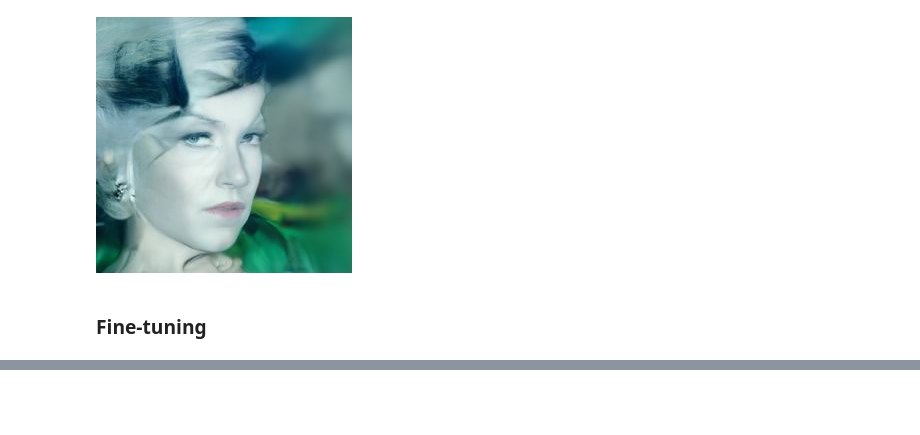
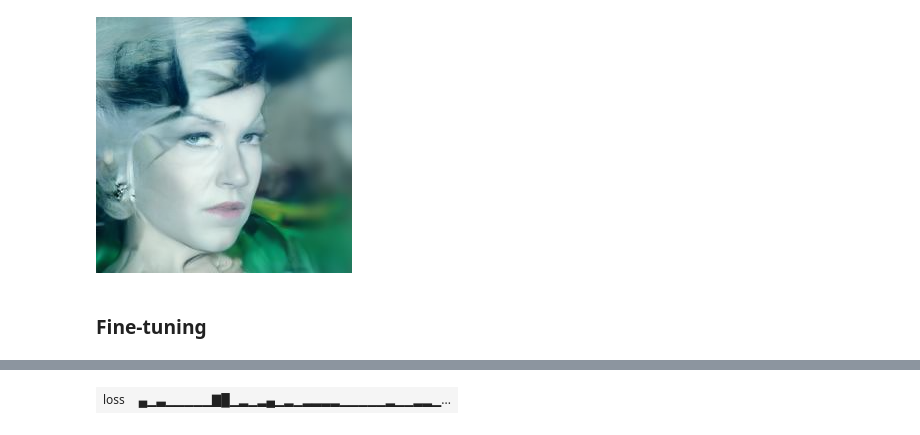
Before and after one commit to matteopilotto/diffusion-models-class, a Jupyter notebook: unit2/01_finetuning_and_guidance_mp.ipynb, the cells around one changed output, grey strips where cells are left out. Drawn from its saved outputs; the diff is of its cells as text; code cells hidden in the pictures; blank space fills up the shorter version.

```diff
--- a/unit2/01_finetuning_and_guidance_mp.ipynb
+++ b/unit2/01_finetuning_and_guidance_mp.ipynb
@@ -177,0 +218,88 @@ plt.plot(losses);
+# %%
+image_size = 256
+batch_size = 4
+epochs = 1
+lr = 1e-5
+grad_accumulation_steps = 2
+pretrained_model_name = 'google/ddpm-bedroom-256'
+dataset_name = 'huggan/smithsonian_butterflies_subset'
+device = 'cuda'
+model_save_name = 'wikiart_1e'
+wandb_project = 'dm_finetune'
+log_sample_every = 50
+save_model_every = 2500
+seed = 42
+
+wandb.init(project=wandb_project)
+
+# initialized pretrained pipeline
+pipeline = DDPMPipeline.from_pretrained(pretrained_model_name).to(device)
+
+# initialized pretrained sampling scheduler
+sampling_scheduler = DDIMScheduler.from_pretrained(pretrained_model_name)
+sampling_scheduler.set_timesteps(num_inference_steps=50)
+
+# prepare dataset
+dataset = load_dataset(dataset_name, split='train')
+
+preprocess = transforms.Compose([
+    transforms.Resize((image_size, image_size)),
+    transforms.RandomHorizontalFlip(),
+    transforms.ToTensor(),
+    transforms.Normalize([0.5], [0.5])
+])
+
+def preprocess_fn(examples):
+    images = [preprocess(image) for image in examples['image']]
+
+    return {'images': images}
+
+dataset.set_transform(preprocess_fn)
+train_dl = DataLoader(dataset, batch_size=batch_size, shuffle=True)
+
+
+# initialize optimizer and scheduler
+optimizer = torch.optim.AdamW(params=pipeline.unet.parameters(), lr=lr)
+scheduler = torch.optim.lr_scheduler.ExponentialLR(optimizer, gamma=0.9)
+
+tensor2pil = transforms.ToPILImage()
+
+for epoch in tqdm(range(epochs)):
+    for step, batch in enumerate(tqdm(train_dl, leave=False)):
+        pipeline.unet.train()
+
+        clean_images = batch['images'].to(device)
+        noise = torch.randn_like(clean_images).to(device)
+
+        batch_size = clean_images.shape[0]
+        train_timesteps = pipeline.scheduler.num_train_timesteps
+        timesteps = torch.tensor([random.randint(0, train_timesteps-1) for _ in range(batch_size)]).to(device)
+
+        noisy_images = pipeline.scheduler.add_noise(clean_images, noise, timesteps)
+
+        noise_pred = pipeline.unet(noisy_images, timesteps, return_dict=False)[0]
+
+        loss = F.mse_loss(noise_pred, noise)
+        wandb.log({'loss': loss.item()})
+
+        loss.backward()
+
+        if (step + 1) % grad_accumulation_steps == 0:
+            optimizer.step()
+            optimizer.zero_grad()
+
+        if (step + 1) % log_sample_every == 0:
+            x = torch.randn(8, 3, 256, 256).to(device)
+            pipeline.unet.eval()
+            generator = torch.Generator(device=device).manual_seed(seed)
+            for i, t in enumerate(tqdm(sampling_scheduler.timesteps)):
+                model_input = sampling_scheduler.scale_model_input(x, t)
+                with torch.inference_mode():
+                    noise_pred = pipeline.unet(model_input, t)['sample']
+                x = sampling_scheduler.step(noise_pred, t, x, generator=generator).prev_sample
+
+            pred_images = x.clip(-1, 1) * 0.5 + 0.5
+            wandb.log({'examples': [wandb.Image(tensor2pil(image)) for image in pred_images]})
+
+    scheduler.step()
+# %% [output]
@@ -177,0 +309 @@ plt.plot(losses);
+| loss | ▄▁▃▁▁▁▁▁▇█▁▂▁▂▄▁▂▁▂▂▂▂▁▁▁▁▁▂▁▁▂▂▁... |
```
Also changed, not shown: parts of 10 cells of this notebook, 1 other file.
